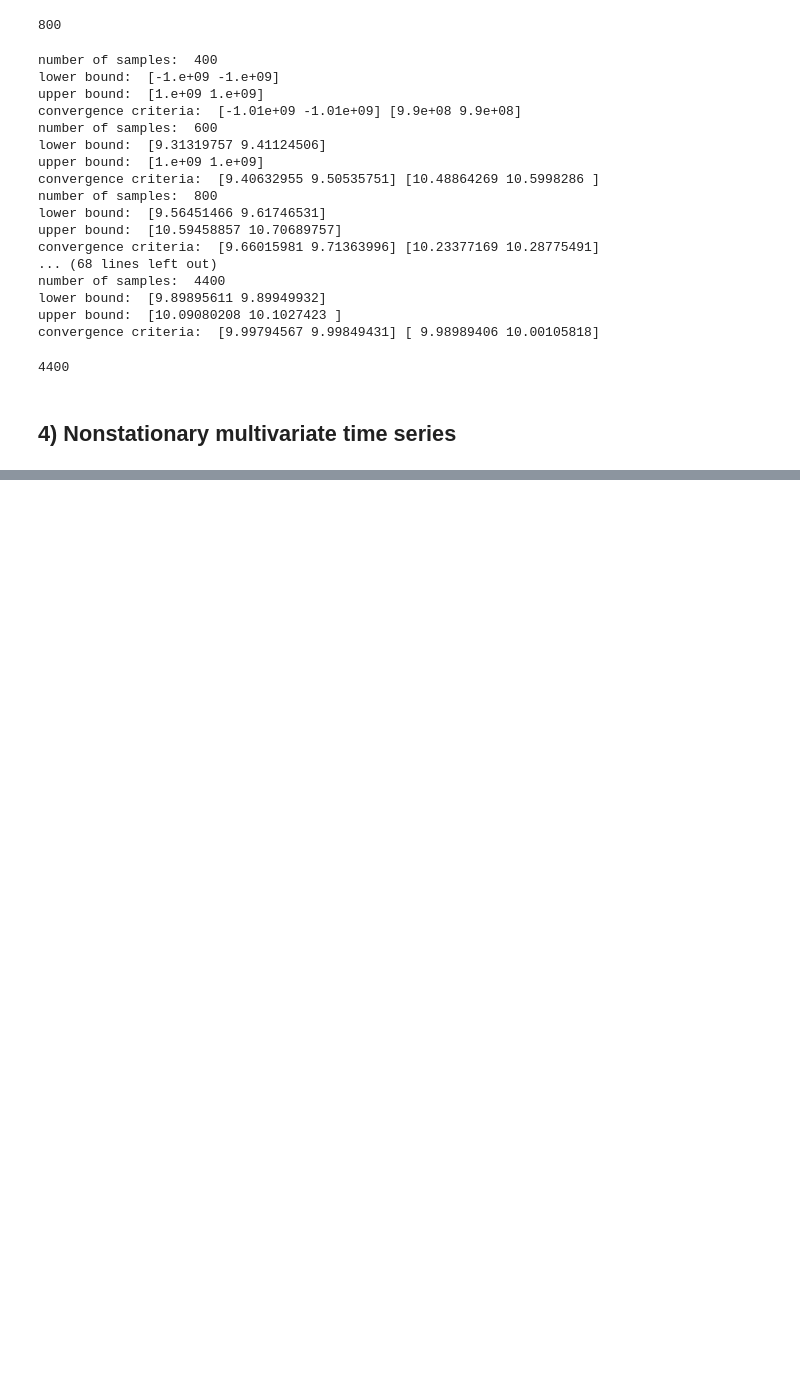
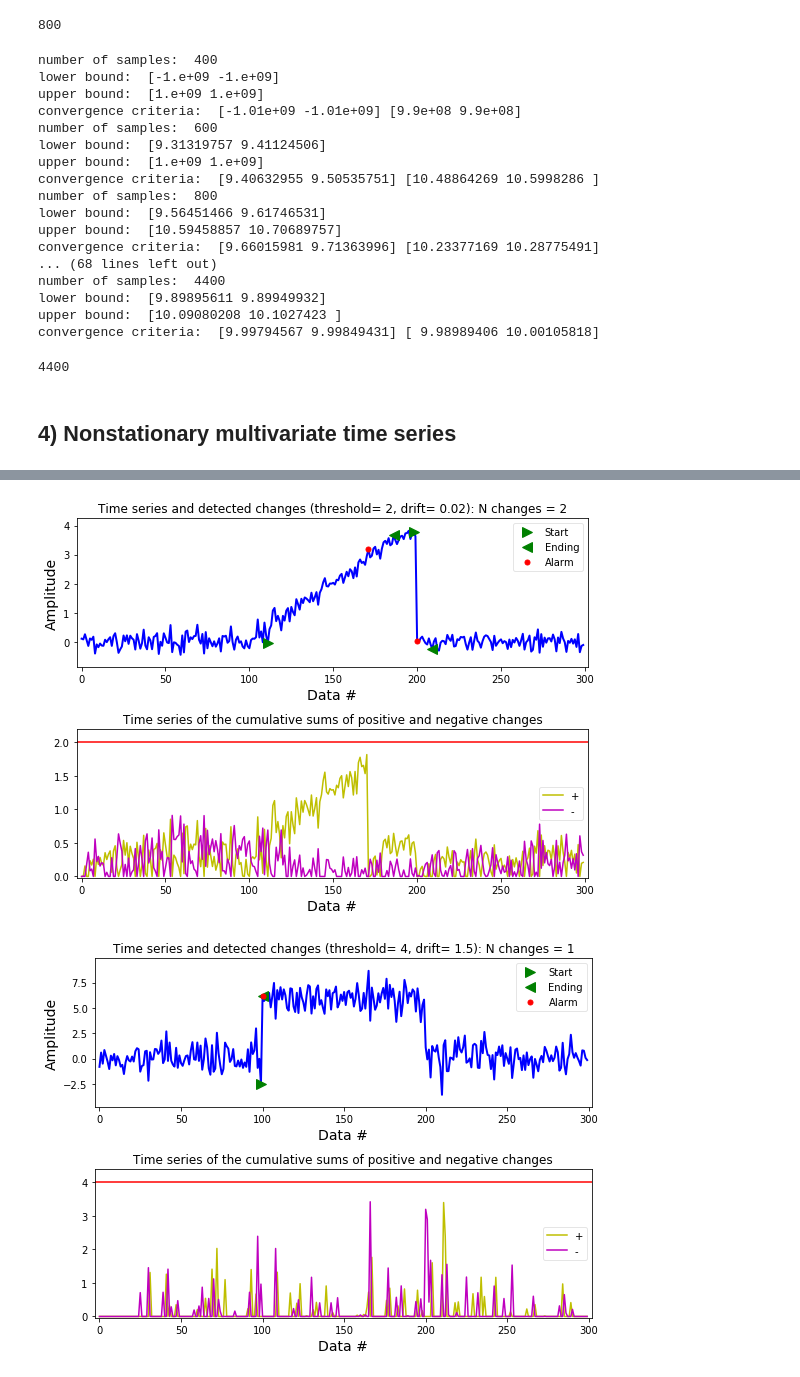
Before and after one commit to Barbarioli/OTSS, a Jupyter notebook: test.ipynb, the cells around one changed output, grey strips where cells are left out. Cells and saved outputs as stored; diff of their text form; code cells hidden in the pictures; blank space fills up the shorter version.

Commit message:
break detection

```diff
--- a/test.ipynb
+++ b/test.ipynb
@@ -285,0 +349,12 @@ subsample.size
+# %%
+x = np.random.randn(300)/5
+x[100:200] += np.arange(0, 4, 4/100)
+ta, tai, taf, amp = dt.detect_cusum(x, 2, .02, True, True)
+x = np.random.randn(300)
+x[100:200] += 6
+dt.detect_cusum(x, 4, 1.5, True, True)
+x = 2*np.sin(2*np.pi*np.arange(0, 3, .01))
+ta, tai, taf, amp = dt.detect_cusum(x, 1, .05, True, True)
+# %% [output]
+[figure, added]
+[figure, added]
```
Also changed, not shown: parts of 9 cells of this notebook.
